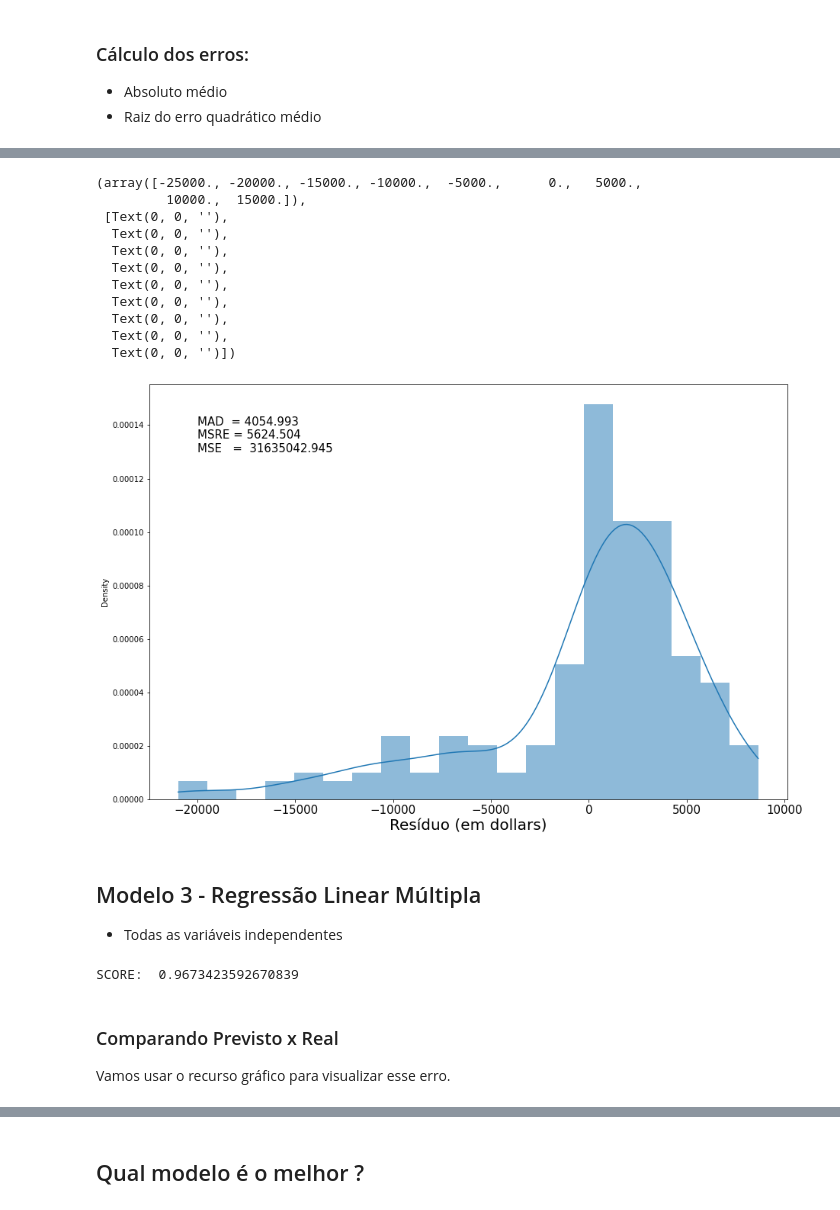
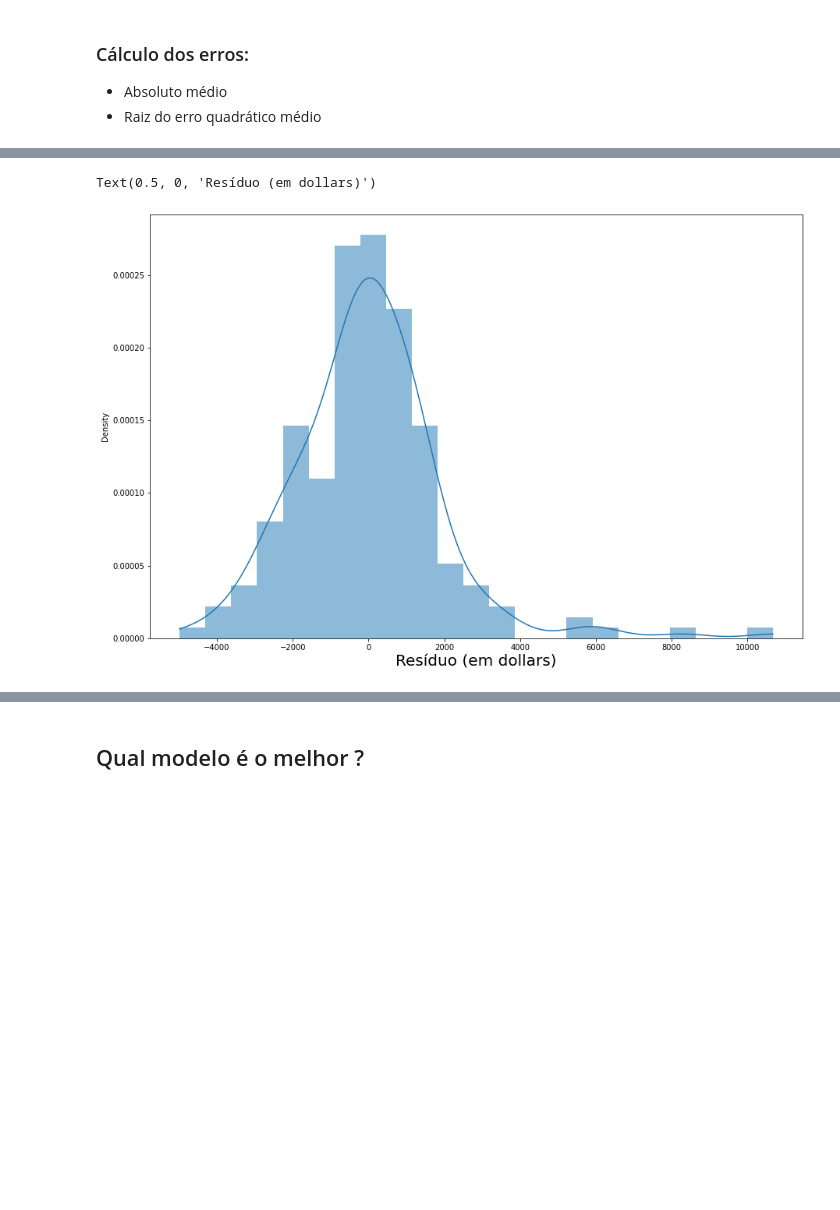
Before and after one commit to EduPekUfpr/PPGOLD7037, a Jupyter notebook: 03-DS_PPGOLD_RegressaoLinear/DS_PPGOLD_Aula03_RegressaoLinear.ipynb, the cells around one changed output, grey strips where cells are left out. Saved outputs shown, nothing was run; the diff lists cells and outputs as text; code cells hidden in the pictures; blank space fills up the shorter version.

Commit message:
feat: Regressão linear simples

```diff
--- a/03-DS_PPGOLD_RegressaoLinear/DS_PPGOLD_Aula03_RegressaoLinear.ipynb
+++ b/03-DS_PPGOLD_RegressaoLinear/DS_PPGOLD_Aula03_RegressaoLinear.ipynb
@@ -333,0 +971,5 @@ table.loc[table.shape[0]] = ["Modelo 2", lm.score(Z, df['price'])]
+# %%
+colunas = list(df_linear_multipla_categorica_dummies.columns)
+colunas = list(map(lambda x: x.replace('-', '_'), colunas))
+df_linear_multipla_categorica_dummies.columns = colunas
+df_linear_multipla_categorica_dummies.info()
@@ -333,0 +994,5 @@ table.loc[table.shape[0]] = ["Modelo 2", lm.score(Z, df['price'])]
+# %%
+lista_colunas = list(df_linear_multipla_categorica_dummies.drop(columns='price',axis=1).columns)
+formula_dummies_modelo = ' + '.join(lista_colunas)
+formula_dummies_modelo = "price ~ " + formula_dummies_modelo
+formula_dummies_modelo
@@ -333,0 +1001,6 @@ table.loc[table.shape[0]] = ["Modelo 2", lm.score(Z, df['price'])]
+# %%
+modelAnova = sm.OLS.from_formula(formula_dummies_modelo,
+                                          df_linear_multipla_categorica_dummies).fit()
+
+#Parâmetros do modelo
+modelAnova.summary()
@@ -333,0 +1044,2 @@ table.loc[table.shape[0]] = ["Modelo 2", lm.score(Z, df['price'])]
+# %%
+modelAnovaStep = stepwise(modelAnova, pvalue_limit=0.05)
@@ -334,33 +1178,8 @@ table.loc[table.shape[0]] = ["Modelo 2", lm.score(Z, df['price'])]
 # %%
 %matplotlib inline
 plt.figure(figsize=(15, 10))
-
-res = Yhat - Y
-resAbs = abs(res)
-MAD = resAbs.mean()
-
-MSRE = math.sqrt(mean_squared_error(Y,Yhat))
-
-tt = "MAD  = %.3f \nMSRE = %.3f \nMSE   =  %.3f" % (MAD, MSRE, mean_squared_error(Y,Yhat))
-
-sns.histplot(x=res, kde=True, stat="density", linewidth=0)
-plt.text(-20000, 0.00013, tt, size=15, color = "black")
+sns.histplot(x=modelAnovaStep.resid, kde=True, stat="density", linewidth=0)
 plt.xlabel('Resíduo (em dollars)', size = 20)
-plt.xticks(size = 15)
 # %% [output]
-(array([-25000., -20000., -15000., -10000.,  -5000.,      0.,   5000.,
-         10000.,  15000.]),
- [Text(0, 0, ''),
-  Text(0, 0, ''),
-  Text(0, 0, ''),
-  Text(0, 0, ''),
-  Text(0, 0, ''),
-  Text(0, 0, ''),
-  Text(0, 0, ''),
-  Text(0, 0, ''),
-  Text(0, 0, '')])
+Text(0.5, 0, 'Resíduo (em dollars)')
-[figure, old version]
+[figure, new version]
-# %% [markdown]
-## Modelo 3 - Regressão Linear Múltipla
-
-* Todas as variáveis independentes
@@ -369,13 +1185,0 @@ plt.xticks(size = 15)
-# %%
-df_independent = df.drop('price', axis = 1)
-
-lm.fit(df_independent, df['price'])
-Yhat3=lm.predict(df_independent)
-
-print("SCORE: ",lm.score(df_independent, df['price']))
-# %% [output]
-SCORE:  0.9673423592670839
-# %% [markdown]
-### Comparando Previsto x Real
-
-Vamos usar o recurso gráfico para visualizar esse erro.
```
Also changed, not shown: parts of 99 cells of this notebook, 6 other files.
